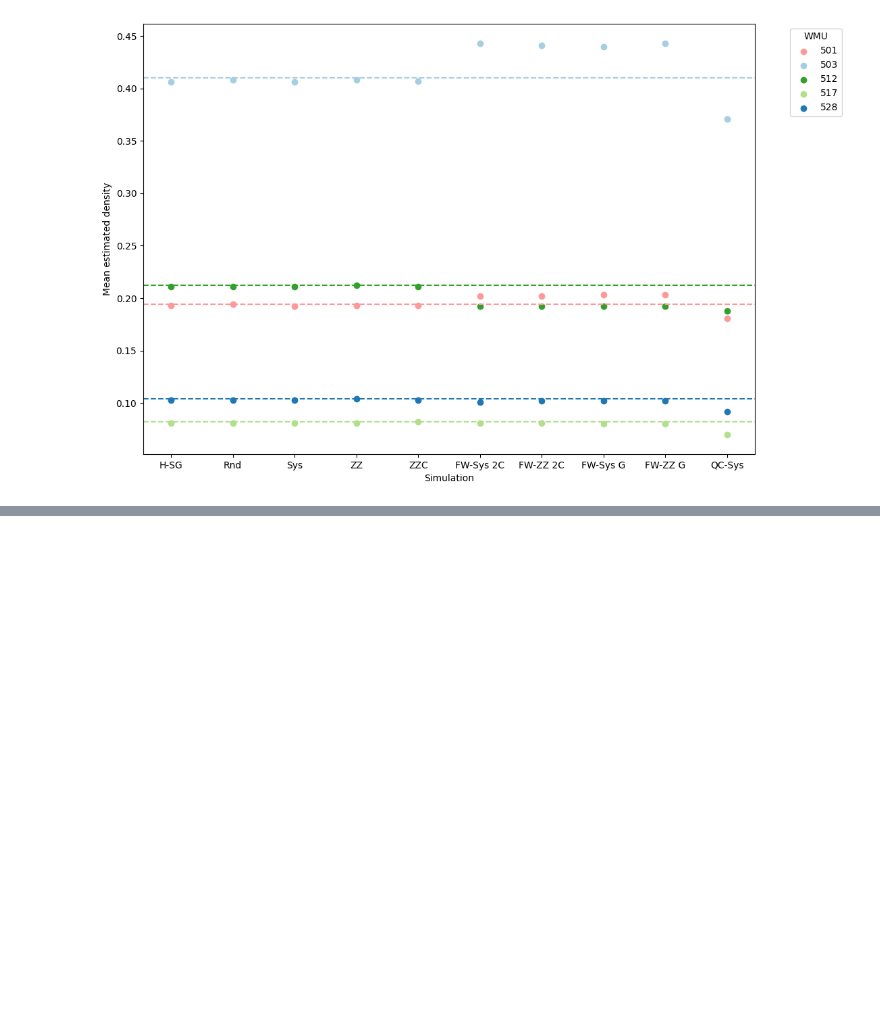
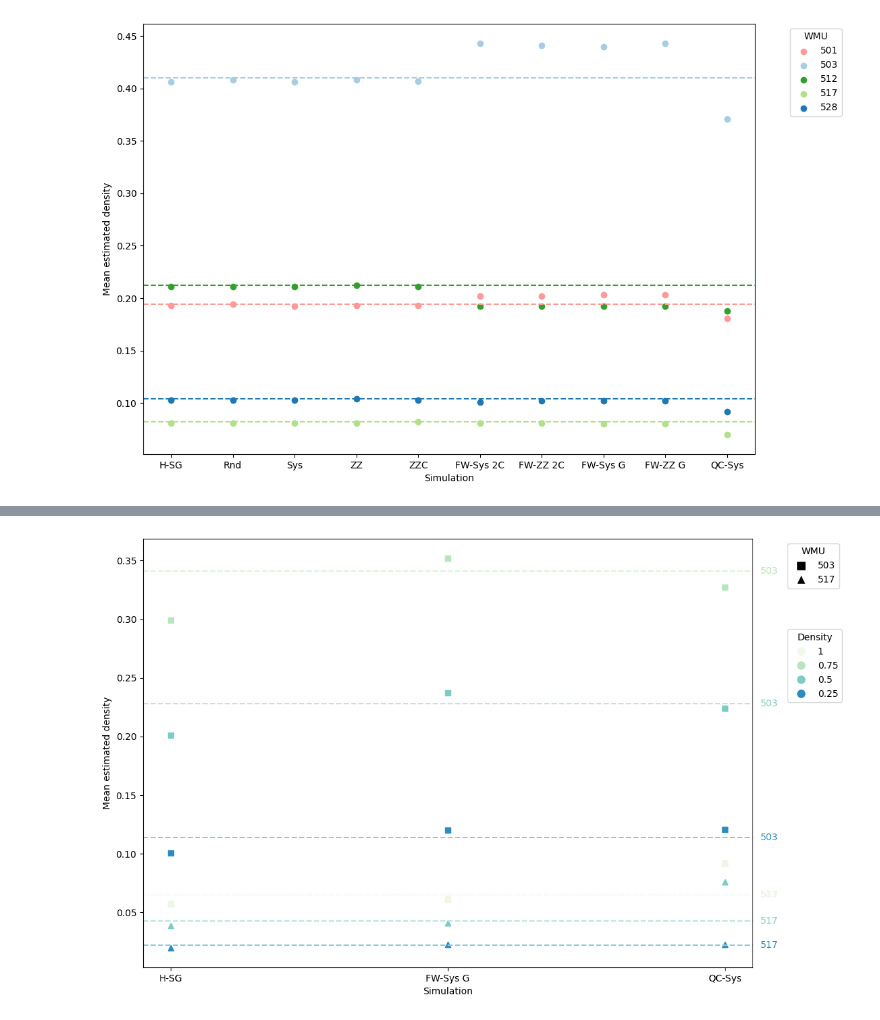
Before and after one commit to hambrecht/DroneSurveySimulator, a Jupyter notebook: Scripts/visualisation/vis_simulation_comparison.ipynb, the cells around one changed output, grey strips where cells are left out. Cells and saved outputs as stored; diff of their text form; code cells hidden in the pictures; blank space fills up the shorter version.

```diff
--- a/Scripts/visualisation/vis_simulation_comparison.ipynb
+++ b/Scripts/visualisation/vis_simulation_comparison.ipynb
@@ -473,0 +489,82 @@ plt.show()
+# %%
+# Function to lighten a color
+def lighten_color(color, amount=0.5):
+    try:
+        c = mcolors.cnames[color]
+    except KeyError:
+        c = color
+    c = np.array(mcolors.to_rgba(c))
+    white = np.array(mcolors.to_rgba('white'))
+    return mcolors.to_hex((1 - amount) * c[:3] + amount * white[:3])
+
+
+# Predefined colors for each Density value, 4-class GnBu
+density_colors = {
+    1: '#f0f9e8', # White ish
+    0.75: '#bae4bc',   # Light
+    0.5: '#7bccc4',   # Medium
+    0.25: '#2b8cbe'  # Dark
+}
+
+# Create lighter colors for each Density value
+density_lighter_colors = {density: lighten_color(color, 0.5) for density, color in density_colors.items()}
+
+# Predefined symbols for each WMU
+wmu_symbols = {
+    '503': 's',  # Square
+    '517': '^'   # Triangle up
+}
+
+# Custom legend labels
+wmu_labels = {
+    '503': '503',
+    '517': '517'
+}
+
+# Plotting
+fig, ax = plt.subplots(figsize=(11.69, 8.27))  # A4 size in landscape orientation
+
+# Group by WMU and plot each group
+for key, grp in df.groupby('WMU'):
+    for density, density_grp in grp.groupby('Density'):
+        color = density_colors.get(density, '#000000')  # Default to black if Density not found
+        lighter_color = density_lighter_colors.get(density, '#000000')  # Default to black if Density not found
+        symbol = wmu_symbols.get(str(key), 'o')  # Default to circle if WMU not found
+        label = f"{wmu_labels.get(str(key), key)} - {density}"
+        ax.scatter(density_grp['Simulation'], density_grp['Mean estimated Density'], label=label, color=color, marker=symbol)
+        true_density = density_grp['True Density'].iloc[0]  # Assuming True Density is the same for each group
+        ax.axhline(y=true_density, linestyle='--', color=lighter_color, label='_nolegend_')
+        # Add text annotation for WMU at the True Density line
+        max_xlim = ax.get_xlim()[1]
+        ax.text(max_xlim + 0.03, true_density, f"{wmu_labels.get(str(key), key)}",
+                verticalalignment='center', color=color)
+
+# Adding labels and title
+ax.set_xlabel('Simulation')
+ax.set_ylabel('Mean estimated density')
+# ax.set_title('Scatter Plot of Simulation vs Mean estimated Density')
+
+# Create custom legends
+
+# Legend for WMU symbols
+wmu_legend = [Line2D([0], [0], marker=wmu_symbols[key], color='w', label=wmu_labels[key],
+                     markerfacecolor='black', markersize=10) for key in wmu_symbols]
+
+# Legend for Density colors
+density_legend = [Line2D([0], [0], marker='o', color='w', label=str(density),
+                         markerfacecolor=color, markersize=10) for density, color in density_colors.items()]
+
+# Add legends to the plot
+legend1 = ax.legend(handles=wmu_legend, title='WMU', bbox_to_anchor=(1.05, 1), loc='upper left')
+legend2 = ax.legend(handles=density_legend, title='Density', bbox_to_anchor=(1.05, 0.8), loc='upper left')
+
+# Add the first legend back
+ax.add_artist(legend1)
+
+# Adjust plot limits to make space for the labels
+# ax.set_xlim(right=ax.get_xlim()[1] + 0.5)
+
+# Show plot
+plt.show()
+# %% [output]
+[figure, added]
```
Also changed, not shown: parts of 9 cells of this notebook.
